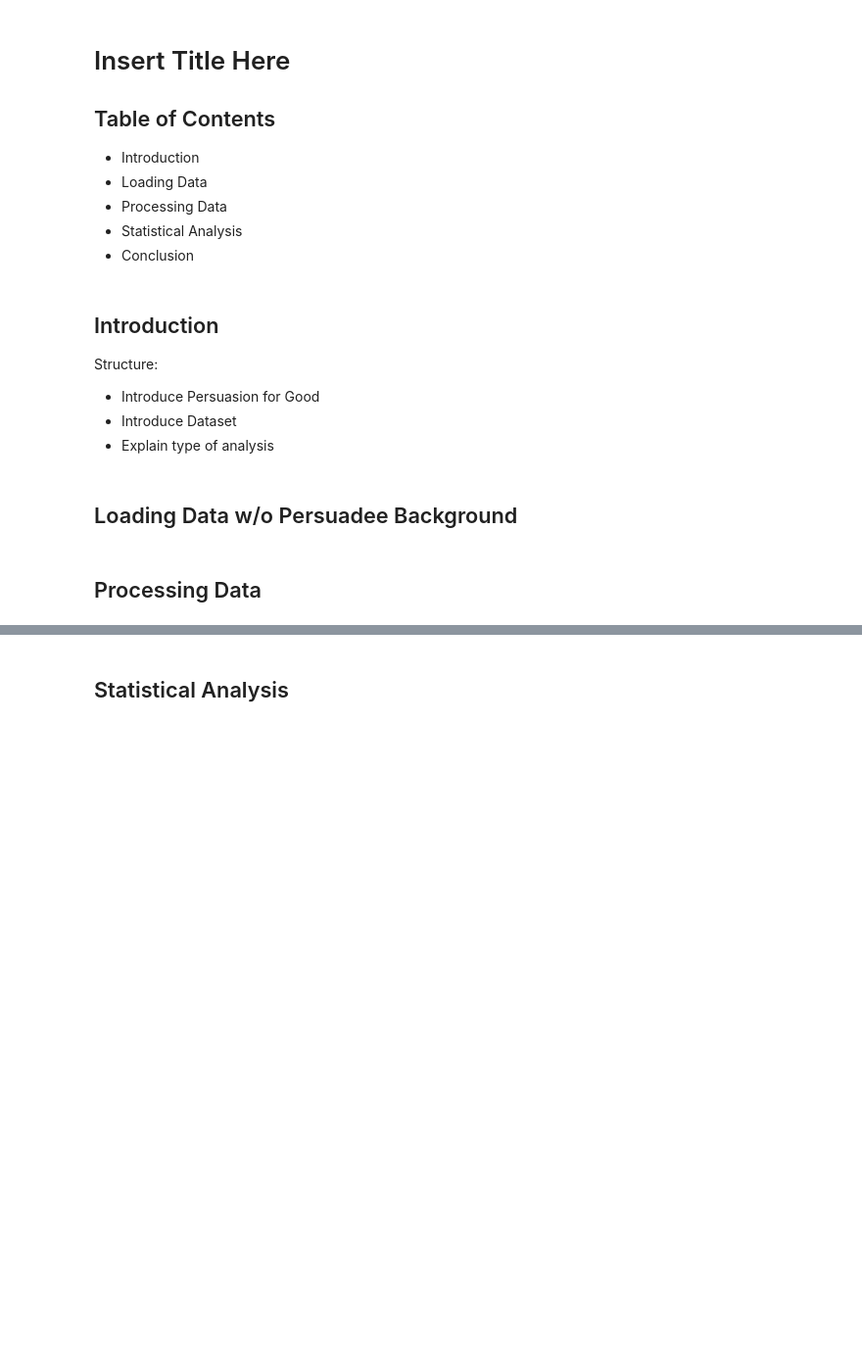
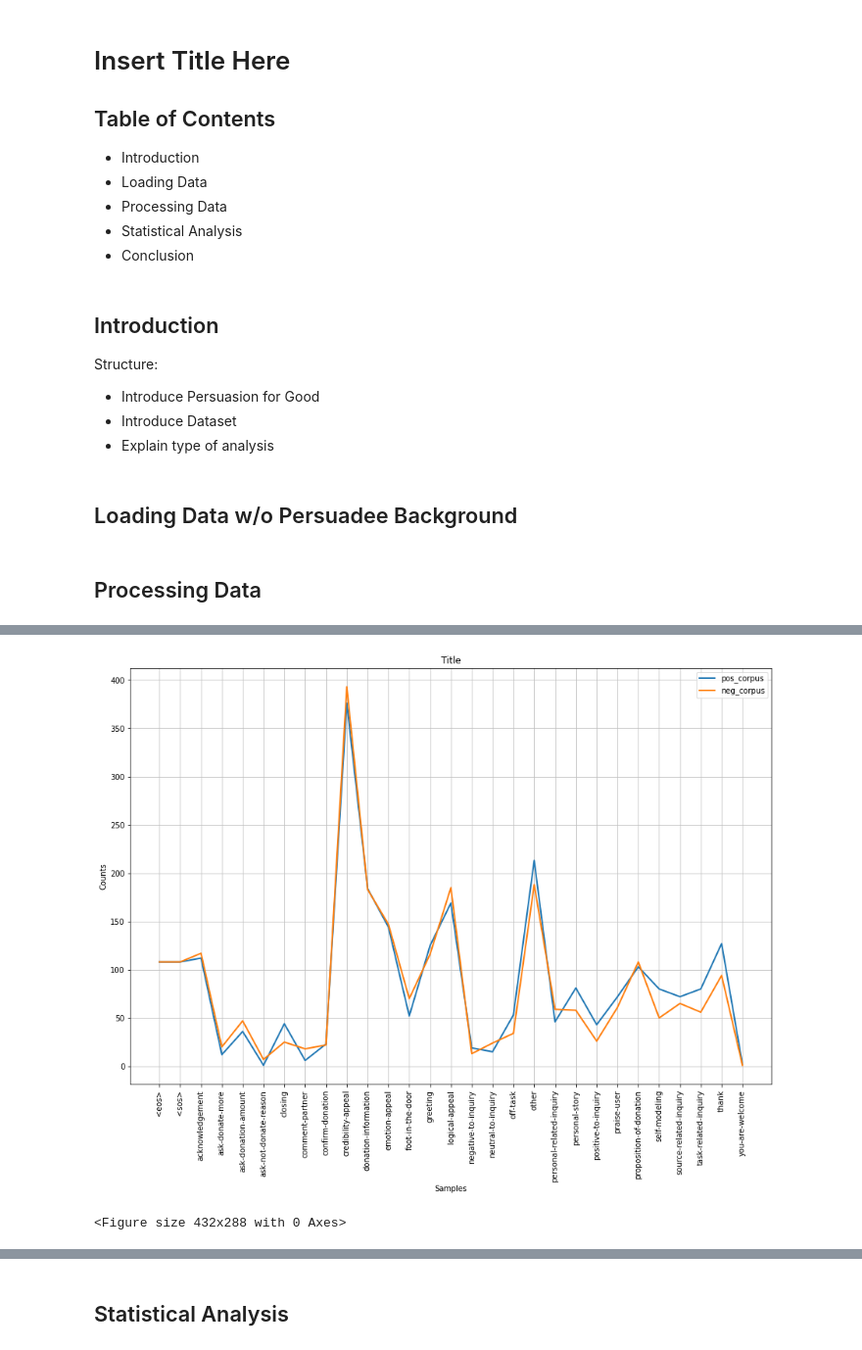
Before and after one commit to juradodiego/modeling_persuasion, a Jupyter notebook: persuasionforgood/notebook/persuasion_analysis.ipynb, the cells around one changed output, grey strips where cells are left out. Shown at 98% size. Saved outputs shown, nothing was run; the diff lists cells and outputs as text; code cells hidden in the pictures; blank space fills up the shorter version.

```diff
--- a/persuasionforgood/notebook/persuasion_analysis.ipynb
+++ b/persuasionforgood/notebook/persuasion_analysis.ipynb
@@ -127,0 +173,23 @@ data = [Merge(id_and_ps[pos], id_and_donation[pos])
+# %%
+def gen_count_list(corpora):
+    count_list = []
+    corpus_1 = len(corpora[0])
+    corpus_2 = len(corpora[1])
+    if corpus_1 > corpus_2:
+        length = corpus_2-1
+    else:
+        length = corpus_1-1
+
+    for corpus in corpora:
+        text = var_name(corpus)
+        # random.shuffle(corpus)
+        for pos, sent in enumerate(corpus):
+            for s in sent:
+                count_list.append((text, s))
+
+
+            if pos == length:
+                break
+        # print(pos, length)
+
+    return count_list
@@ -127,0 +221,11 @@ data = [Merge(id_and_ps[pos], id_and_donation[pos])
+# %%
+
+corpora = [pos_corpus, neg_corpus]
+count_list = gen_count_list(corpora)
+
+cfd_count = nltk.ConditionalFreqDist(count_list)
+
+plot_cfd(cfd_count, "Title")
+# %% [output]
+[figure, added]
+<Figure size 432x288 with 0 Axes>
```
Also changed, not shown: parts of 14 cells of this notebook.
